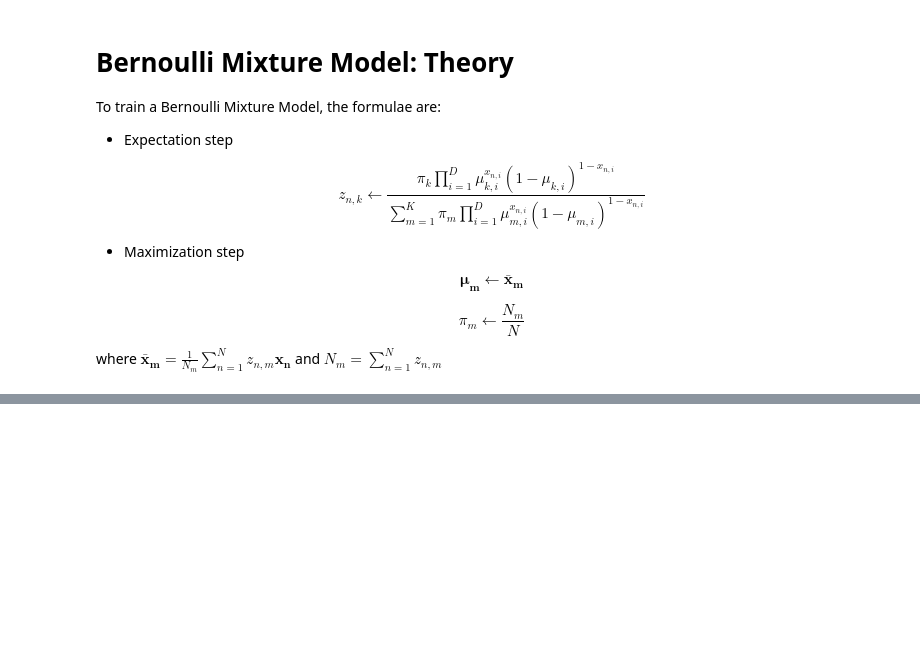
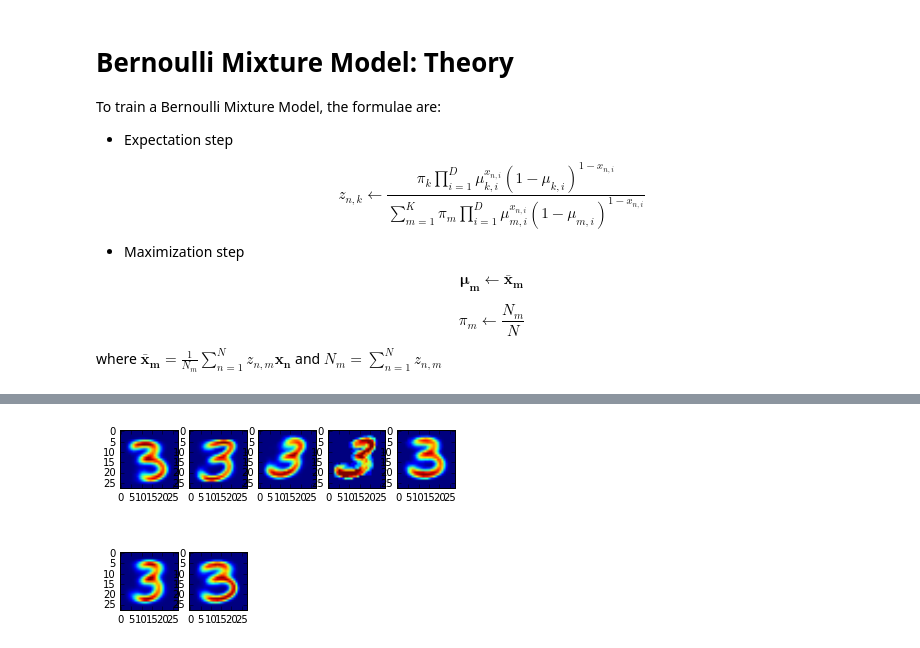
Before and after one commit to choucavalier/mnist-em-bmm-gmm, a Jupyter notebook: answers.ipynb, the cells around one changed output, grey strips where cells are left out. Cells and saved outputs as stored; diff of their text form; code cells hidden in the pictures; blank space fills up the shorter version.

```diff
--- a/answers.ipynb
+++ b/answers.ipynb
@@ -99,0 +106,4 @@ iteration 10 - llk = -1121.9773474262831
+# %%
+classifier.models[3].plot_mu()
+# %% [output]
+[figure, added]
```
Also changed, not shown: parts of 15 cells of this notebook, 2 other files.
